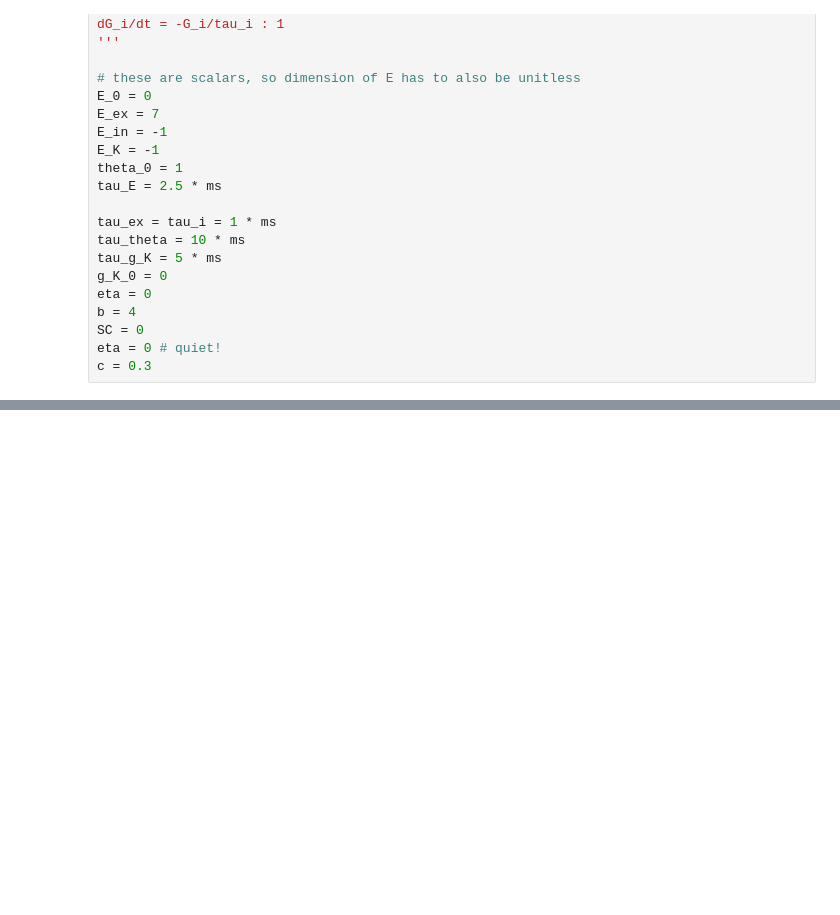
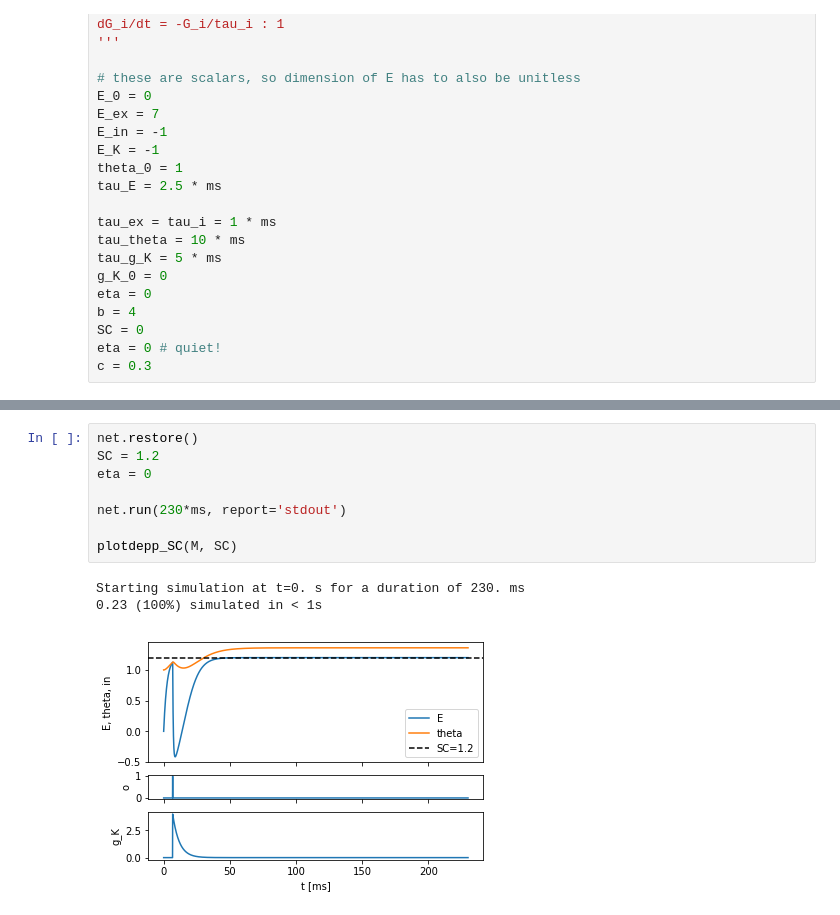
Before and after one commit to pmhastings/Working-Memory-Simulation, a Jupyter notebook: DeppischEtAl1993.ipynb, the cells around one changed output, grey strips where cells are left out. Saved outputs shown, nothing was run; the diff lists cells and outputs as text; blank space fills up the shorter version.

```diff
--- a/DeppischEtAl1993.ipynb
+++ b/DeppischEtAl1993.ipynb
@@ -112,4 +110,16 @@ Starting simulation at t=0. s for a duration of 230. ms
 [figure]
+# %%
+net.restore()
+SC = 1.2
+eta = 0
+
+net.run(230*ms, report='stdout')
+
+plotdepp_SC(M, SC)
+# %% [output]
+Starting simulation at t=0. s for a duration of 230. ms
+0.23 (100%) simulated in < 1s
+[figure, added]
 # %%
 net.restore()
 SC = 1.2
```
Also changed, not shown: parts of 6 cells of this notebook.
